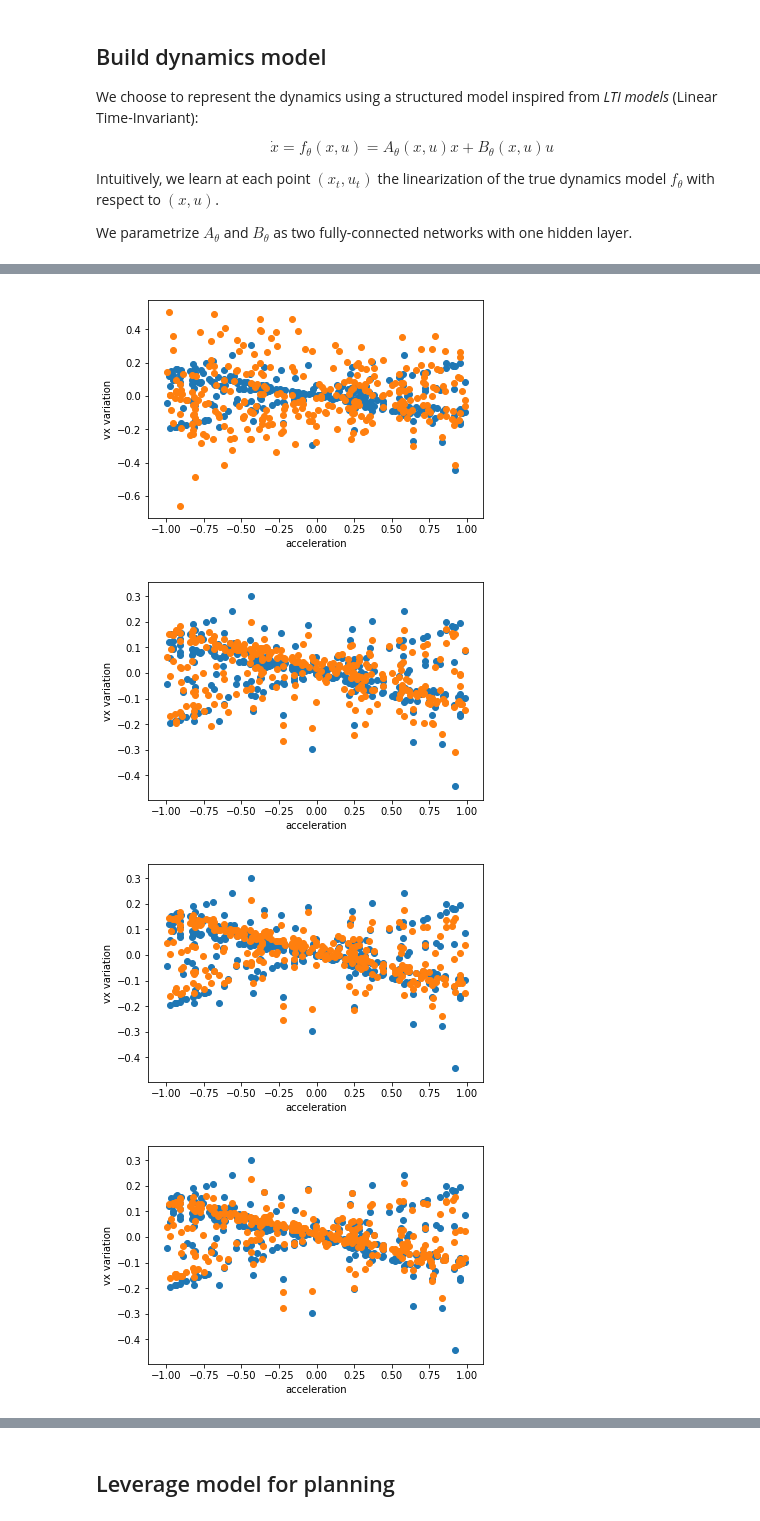
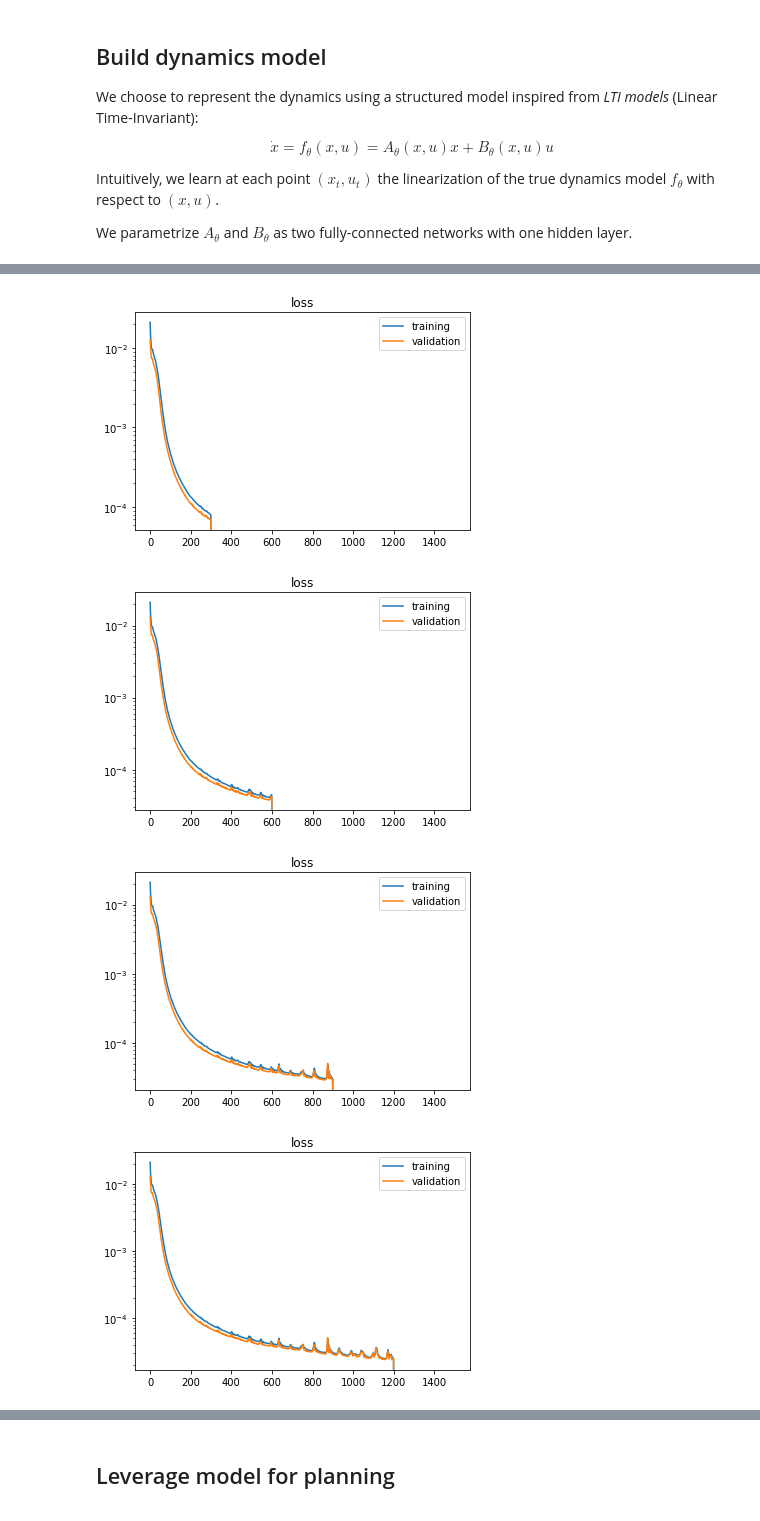
Before and after one commit to yfletberliac/rlss-2019, a Jupyter notebook: labs/03.ModelBased.ipynb, the cells around one changed output, grey strips where cells are left out. Saved outputs shown, nothing was run; the diff lists cells and outputs as text; code cells hidden in the pictures.

Commit message:
MBRL notebook: refactor data collection, dynamics model, training, visualization

```diff
--- a/labs/03.ModelBased.ipynb
+++ b/labs/03.ModelBased.ipynb
@@ -54,19 +59,17 @@ $$D = \{s_t, a_t, s_{t+1}\}_{t\in[1,N]}$$
 # %%
 Transition = namedtuple('Transition', ['state', 'action', 'next_state'])
 
-
-
-def collect_interaction_data(env, size=1000):
+def collect_interaction_data(env, size=10000, action_repeat=2):
     data, done = [], True
-    for _ in range(size):
-        previous_obs = env.reset() if done else obs
+    for _ in tqdm(range(size), desc="Collect interaction data"):
         action = env.action_space.sample()
-        obs, reward, done, info = env.step(action)
-        data.append(Transition(torch.Tensor(previous_obs["observation"]),
-                               torch.Tensor(action),
-                               torch.Tensor(obs["observation"])))
+        for _ in range(action_repeat):
+            previous_obs = env.reset() if done else obs
+            obs, reward, done, info = env.step(action)
+            data.append(Transition(torch.Tensor(previous_obs["observation"]),
+                                   torch.Tensor(action),
+                                   torch.Tensor(obs["observation"])))
     return data
-
 
 env = gym.make("parking-v0")
 data = collect_interaction_data(env)
@@ -153,26 +137,38 @@ optimizer = torch.optim.Adam(dynamics.parameters(), lr=0.01)
 
 # Split dataset into training and validation
 train_ratio = 0.7
-data, validation_data = data[:int(train_ratio * len(data))], \
-                        data[int(train_ratio * len(data)):]
+train_data, validation_data = data[:int(train_ratio * len(data))], \
+                              data[int(train_ratio * len(data)):]
 
-def train(model, data, validation_data, epochs=500):
-    data_t = transpose_batch(data)
+def compute_loss(model, data_t, loss_func = torch.nn.MSELoss()):
+    states, actions, next_states = data_t
+    predictions = model(states, actions)
+    return loss_func(predictions, next_states)
+
+def transpose_batch(batch):
+    return Transition(*map(torch.stack, zip(*batch)))
+
+def train(model, train_data, validation_data, epochs=1500):
+    train_data_t = transpose_batch(train_data)
     validation_data_t = transpose_batch(validation_data)
-    for epoch in range(epochs):
-        loss, _ = compute_loss(model, data_t)
+    losses = np.zeros((epochs, 2))
+    for epoch in tqdm(range(epochs), desc="Train dynamics model"):
+        # Compute loss gradient and step optimizer
+        loss = compute_loss(model, train_data_t)
         optimizer.zero_grad()
         loss.backward()
         optimizer.step()
 
-        # Monitor training
-        if (epoch + 1) % (epochs // 5) == 0 or epoch == 0:
-            validation_loss, predictions = compute_loss(model, validation_data_t)
-            print("[{}/{}] Training loss: {:.3E}, validation loss: {:.3E}".format(
-                epoch+1, epochs, loss.data.numpy(), validation_loss.detach().data.numpy()))
-            visualize(validation_data_t, predictions)
-        plt.ioff()
-        plt.show()
+        # Compute and plot validation loss
+        validation_loss = compute_loss(model, validation_data_t)
+        losses[epoch] = [loss.detach().numpy(), validation_loss.detach().numpy()]
+        if (epoch + 1) % (epochs // 5) == 0:
+            # visualize(validation_data_t, predictions)
+            plt.plot(losses)
+            plt.yscale("log")
+            plt.title("loss")
+            plt.legend(["training", "validation"])
+            plt.show()
 
 train(dynamics, data, validation_data)
 # %% [output]
@@ -185,4 +176,4 @@ train(dynamics, data, validation_data)
-[figure, old version]
+[figure, new version]
-[figure, old version]
+[figure, new version]
-[figure, old version]
+[figure, new version]
-[figure, old version]
+[figure, new version]
```
Also changed, not shown: parts of 9 cells of this notebook.
